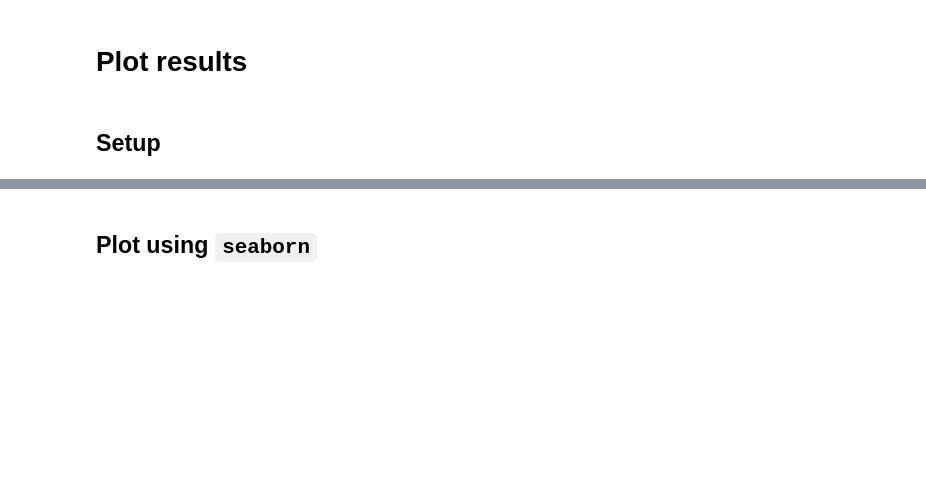
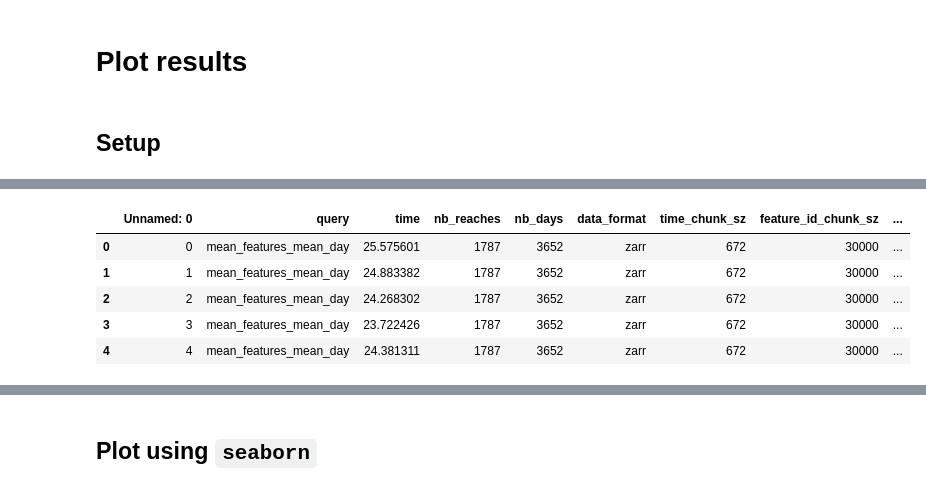
Before and after one commit to azavea/noaa-hydro-data, a Jupyter notebook: src/esip-2022-presentation/plot_results.ipynb, the cells around one changed output, grey strips where cells are left out. Drawn from its saved outputs; the diff is of its cells as text; code cells hidden in the pictures; blank space fills up the shorter version.

```diff
--- a/src/esip-2022-presentation/plot_results.ipynb
+++ b/src/esip-2022-presentation/plot_results.ipynb
@@ -100,0 +54,14 @@ df.head()
+# %%
+out_root_uri = 's3://azavea-noaa-hydro-data/esip-experiments/plots/zarr/lf/07-16-2022a/'
+
+# Read in results generated by benchmark_queries.ipynb.
+results_uri = 's3://azavea-noaa-hydro-data/esip-experiments/benchmarks/zarr/lf/07-16-2022a.csv'
+zarr_df = add_extra_cols(pd.read_csv(results_uri))
+zarr_df.head()
+# %% [output]
+|  | Unnamed: 0 | query | time | nb_reaches | nb_days | data_format | time_chunk_sz | feature_id_chunk_sz | ... |
+| 0 | 0 | mean_features_mean_day | 25.575601 | 1787 | 3652 | zarr | 672 | 30000 | ... |
+| 1 | 1 | mean_features_mean_day | 24.883382 | 1787 | 3652 | zarr | 672 | 30000 | ... |
+| 2 | 2 | mean_features_mean_day | 24.268302 | 1787 | 3652 | zarr | 672 | 30000 | ... |
+| 3 | 3 | mean_features_mean_day | 23.722426 | 1787 | 3652 | zarr | 672 | 30000 | ... |
+| 4 | 4 | mean_features_mean_day | 24.381311 | 1787 | 3652 | zarr | 672 | 30000 | ... |
```
Also changed, not shown: parts of 12 cells of this notebook, 1 other file.
